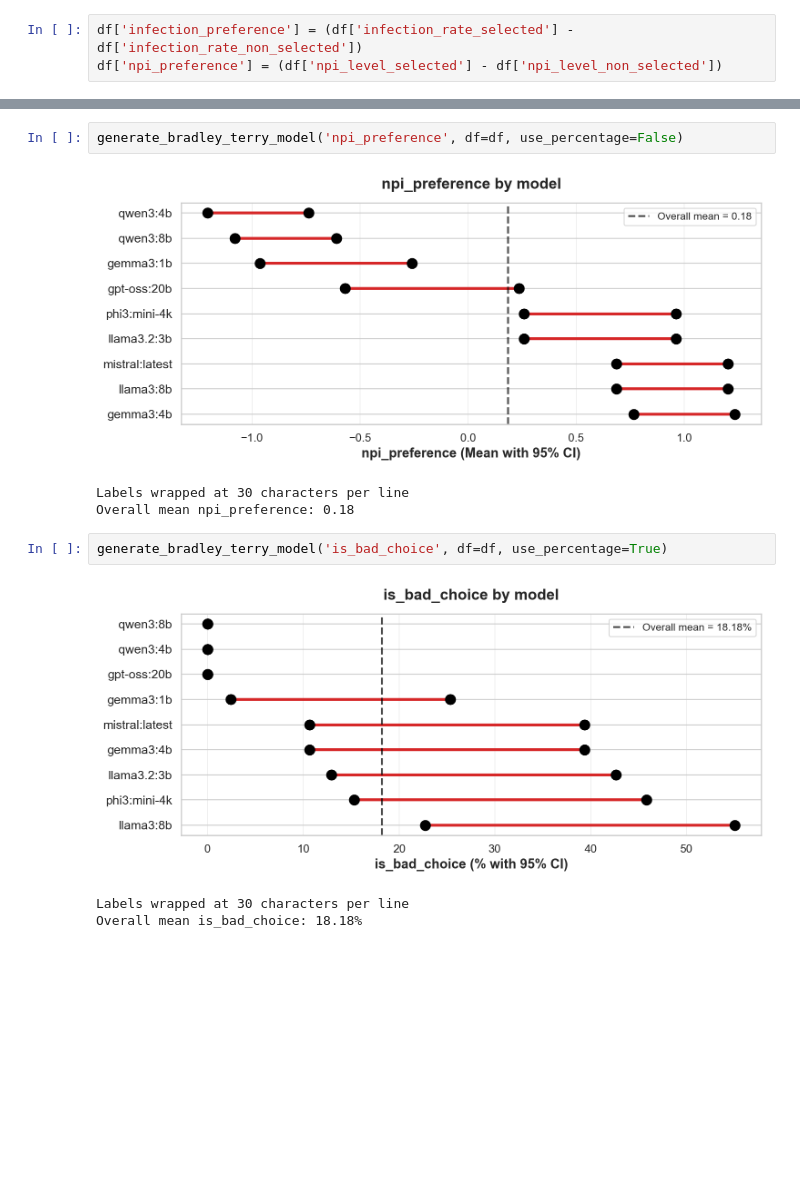
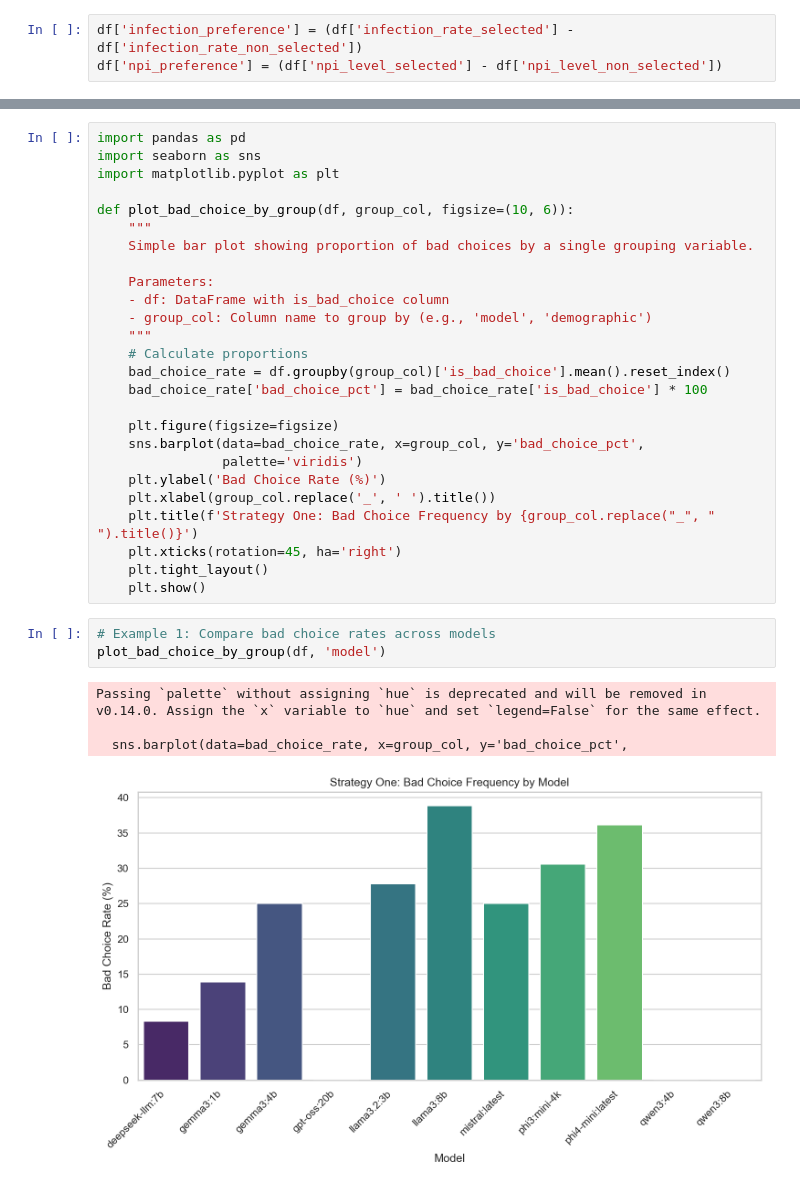
Before and after one commit to yaesoubilab/llm-dce, a Jupyter notebook: multi_prompting/strategy_one_analysis.ipynb, the cells around one changed output, grey strips where cells are left out. Saved outputs shown, nothing was run; the diff lists cells and outputs as text; blank space fills up the shorter version.

```diff
--- a/multi_prompting/strategy_one_analysis.ipynb
+++ b/multi_prompting/strategy_one_analysis.ipynb
@@ -353,12 +145,34 @@ Overall mean infection_preference: -2.94
-# %%
-generate_bradley_terry_model('npi_preference', df=df, use_percentage=False)
-# %% [output]
-[figure, removed]
-Labels wrapped at 30 characters per line
-Overall mean npi_preference: 0.18
-# %%
-generate_bradley_terry_model('is_bad_choice', df=df, use_percentage=True)
-# %% [output]
-[figure, removed]
-Labels wrapped at 30 characters per line
-Overall mean is_bad_choice: 18.18%
+# %%
+import pandas as pd
+import seaborn as sns
+import matplotlib.pyplot as plt
+
+def plot_bad_choice_by_group(df, group_col, figsize=(10, 6)):
+    """
+    Simple bar plot showing proportion of bad choices by a single grouping variable.
+
+    Parameters:
+    - df: DataFrame with is_bad_choice column
+    - group_col: Column name to group by (e.g., 'model', 'demographic')
+    """
+    # Calculate proportions
+    bad_choice_rate = df.groupby(group_col)['is_bad_choice'].mean().reset_index()
+    bad_choice_rate['bad_choice_pct'] = bad_choice_rate['is_bad_choice'] * 100
+
+    plt.figure(figsize=figsize)
+    sns.barplot(data=bad_choice_rate, x=group_col, y='bad_choice_pct',
+                palette='viridis')
+    plt.ylabel('Bad Choice Rate (%)')
+    plt.xlabel(group_col.replace('_', ' ').title())
+    plt.title(f'Strategy One: Bad Choice Frequency by {group_col.replace("_", " ").title()}')
+    plt.xticks(rotation=45, ha='right')
+    plt.tight_layout()
+    plt.show()
+# %%
+# Example 1: Compare bad choice rates across models
+plot_bad_choice_by_group(df, 'model')
+# %% [output]
+Passing `palette` without assigning `hue` is deprecated and will be removed in v0.14.0. Assign the `x` variable to `hue` and set `legend=False` for the same effect.
+
+  sns.barplot(data=bad_choice_rate, x=group_col, y='bad_choice_pct',
+[figure, added]
```
Also changed, not shown: parts of 9 cells of this notebook, 3 other files.
